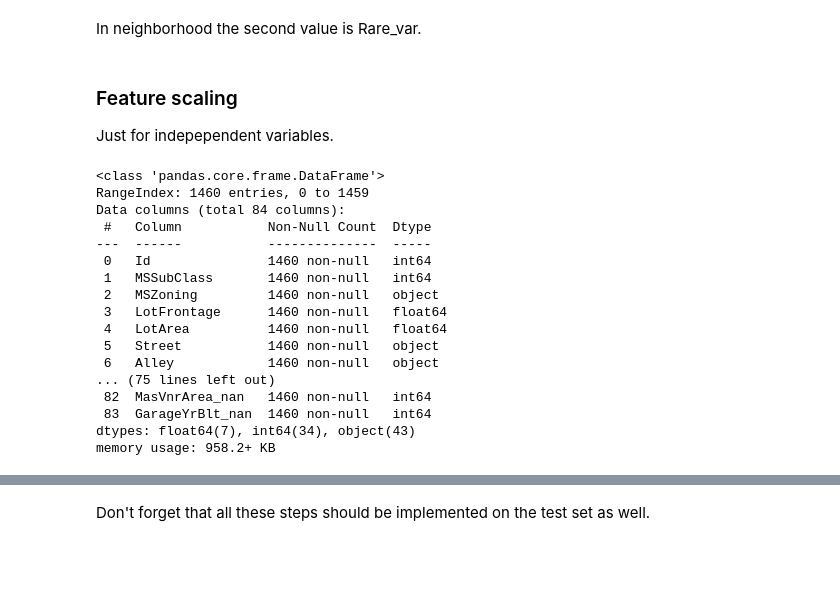
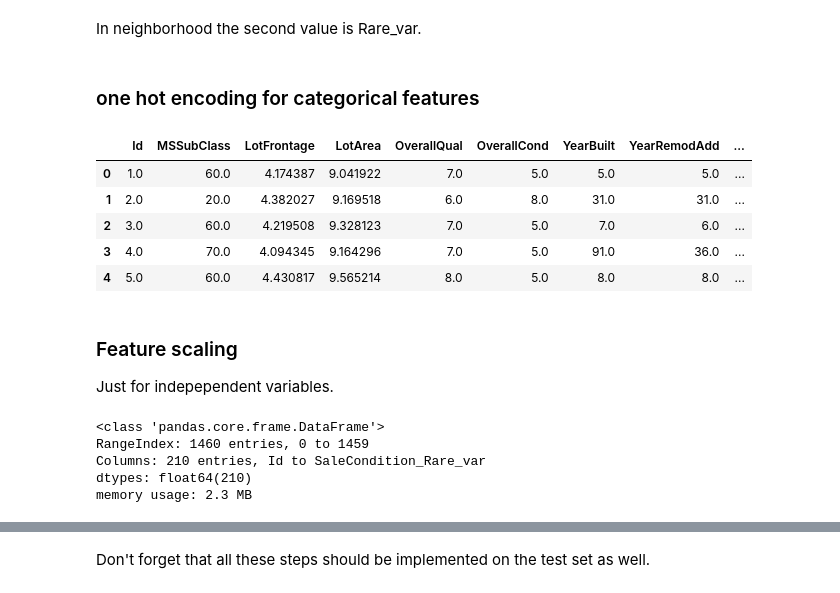
Before and after one commit to kavehnamvar/ML-pipeline-House-price, a Jupyter notebook: 2_feature enginearing.ipynb, the cells around one changed output, grey strips where cells are left out. Cells and saved outputs as stored; diff of their text form; code cells hidden in the pictures; blank space fills up the shorter version.

```diff
--- a/2_feature enginearing.ipynb
+++ b/2_feature enginearing.ipynb
@@ -420,29 +432,31 @@ data.head()
 | 4 | 5 | 60 | RL | 4.430817 | 9.565214 | Pave | missing | IR1 | Lvl | ... |
 # %% [markdown]
 In neighborhood the second value is Rare_var.
+# %% [markdown]
+### one hot encoding for categorical features
+# %%
+categorical_features = [feature for feature in data.columns if data[feature].dtype == 'O']
+data_encoded = pd.get_dummies(data,columns=categorical_features, drop_first=True)
+data_encoded = data_encoded.astype(float)
+data_encoded.head()
+# %% [output]
+|  | Id | MSSubClass | LotFrontage | LotArea | OverallQual | OverallCond | YearBuilt | YearRemodAdd | ... |
+| 0 | 1.0 | 60.0 | 4.174387 | 9.041922 | 7.0 | 5.0 | 5.0 | 5.0 | ... |
+| 1 | 2.0 | 20.0 | 4.382027 | 9.169518 | 6.0 | 8.0 | 31.0 | 31.0 | ... |
+| 2 | 3.0 | 60.0 | 4.219508 | 9.328123 | 7.0 | 5.0 | 7.0 | 6.0 | ... |
+| 3 | 4.0 | 70.0 | 4.094345 | 9.164296 | 7.0 | 5.0 | 91.0 | 36.0 | ... |
+| 4 | 5.0 | 60.0 | 4.430817 | 9.565214 | 8.0 | 5.0 | 8.0 | 8.0 | ... |
 # %% [markdown]
 ### Feature scaling
 Just for indepependent variables.
 # %%
-data.info()
+data_encoded.info()
 # %% [output]
 <class 'pandas.core.frame.DataFrame'>
 RangeIndex: 1460 entries, 0 to 1459
-Data columns (total 84 columns):
- #   Column           Non-Null Count  Dtype
----  ------           --------------  -----
- 0   Id               1460 non-null   int64
- 1   MSSubClass       1460 non-null   int64
- 2   MSZoning         1460 non-null   object
- 3   LotFrontage      1460 non-null   float64
- 4   LotArea          1460 non-null   float64
- 5   Street           1460 non-null   object
- 6   Alley            1460 non-null   object
-... (75 lines left out)
- 82  MasVnrArea_nan   1460 non-null   int64
- 83  GarageYrBlt_nan  1460 non-null   int64
-dtypes: float64(7), int64(34), object(43)
-memory usage: 958.2+ KB
+Columns: 210 entries, Id to SaleCondition_Rare_var
+dtypes: float64(210)
+memory usage: 2.3 MB
 # %%
 feature_scale = [feature for feature in numerical_features if feature not in ['Id', 'SalePrice']]
 
```
Also changed, not shown: parts of 9 cells of this notebook, 4 other files.
